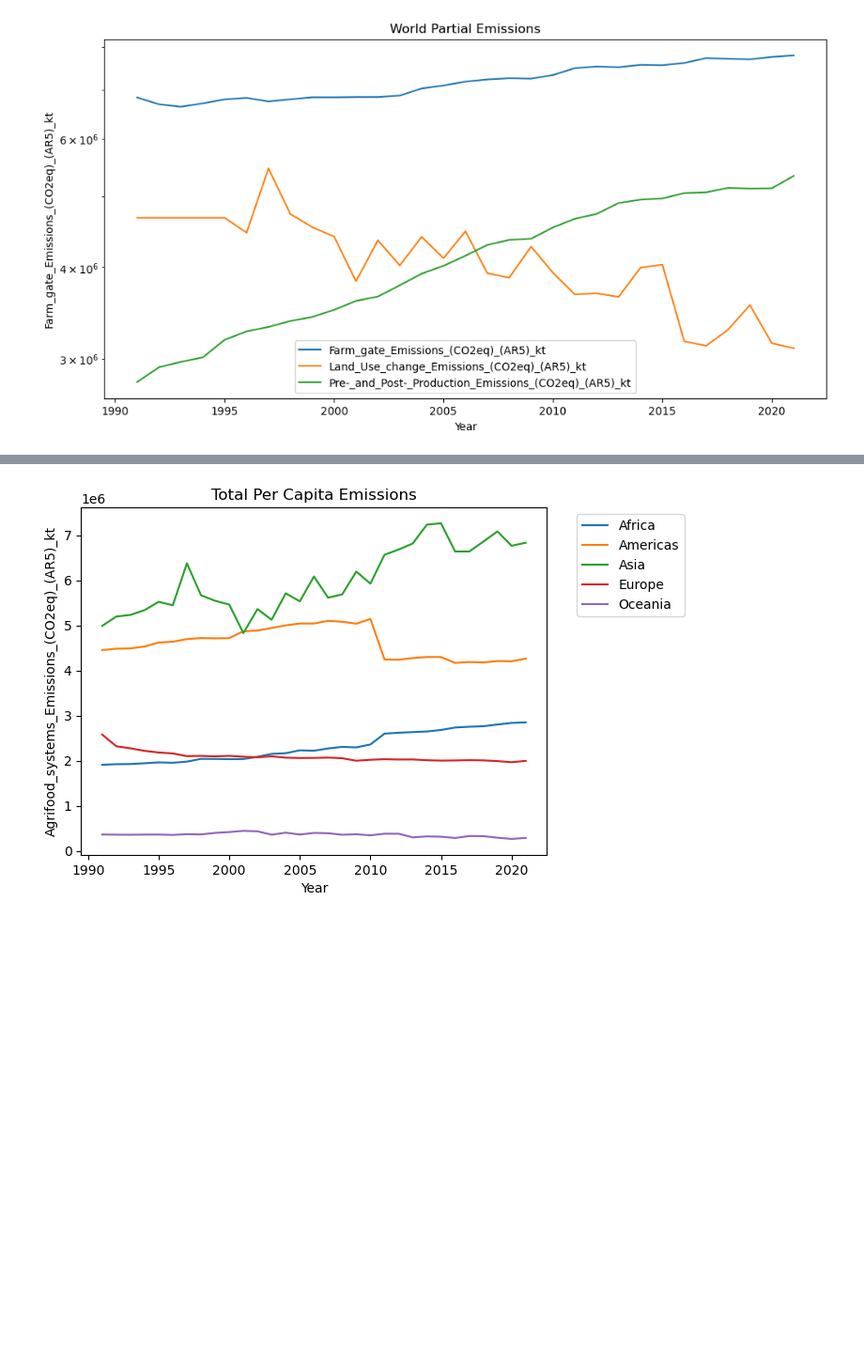
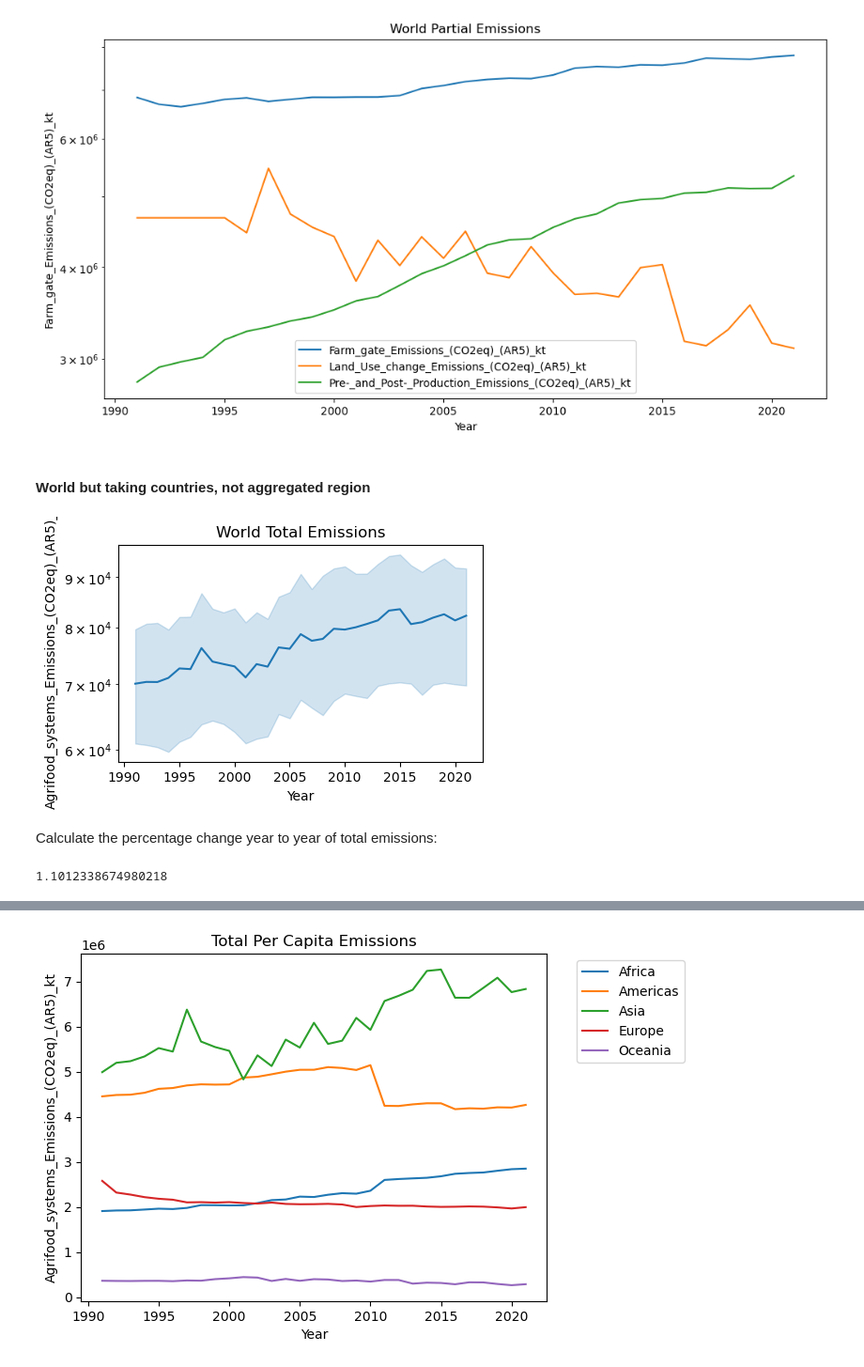
Before and after one commit to ezemriv/FAO-Food-CO2-Footprint, a Jupyter notebook: country_emissions/05_descriptive_plots.ipynb, the cells around one changed output, grey strips where cells are left out. Shown at 94% size. Saved outputs shown, nothing was run; the diff lists cells and outputs as text; code cells hidden in the pictures; blank space fills up the shorter version.

Commit message:
descriptive plots

```diff
--- a/country_emissions/05_descriptive_plots.ipynb
+++ b/country_emissions/05_descriptive_plots.ipynb
@@ -38,3 +46,23 @@ plt.legend()
 plt.show()
 # %% [output]
 [figure]
+# %% [markdown]
+#### World but taking countries, not aggregated region
+# %%
+plot_data = data[data['Area Code'] < 1000]
+
+plt.figure(figsize=(5, 3))
+sns.lineplot(data=plot_data, x='Year', y=total_col, errorbar=('ci', 50))
+plt.title("World Total Emissions")
+plt.yscale('log')
+# %% [output]
+[figure, added]
+# %% [markdown]
+Calculate the percentage change year to year of total emissions:
+# %%
+# Filter data between 2010 and 2021
+data[data['Area'] == "World"][['Year']+[total_col]]
+
+print(1.622754e+07/1.473578e+07)
+# %% [output]
+1.1012338674980218
```
Also changed, not shown: parts of 16 cells of this notebook, 4 other files.
